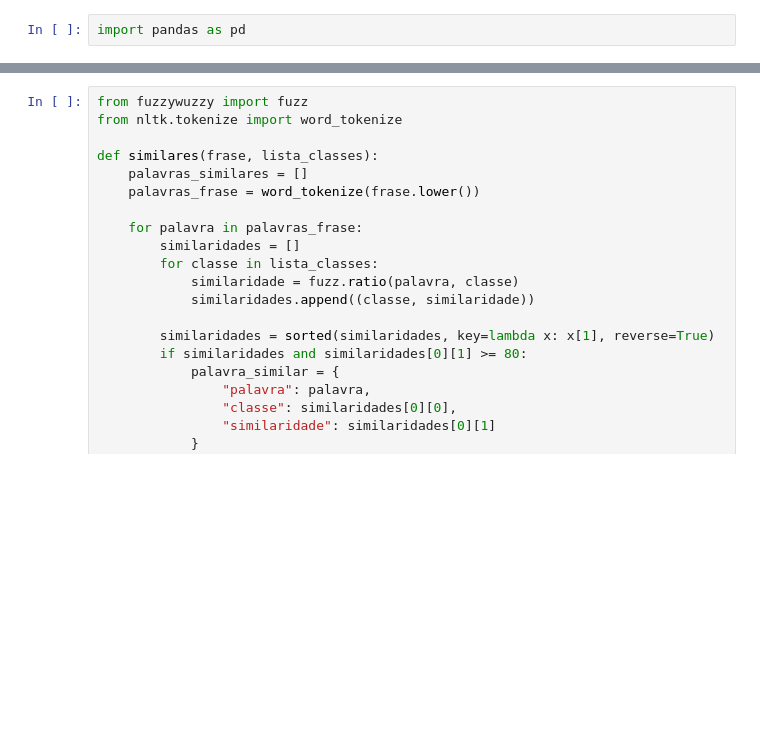
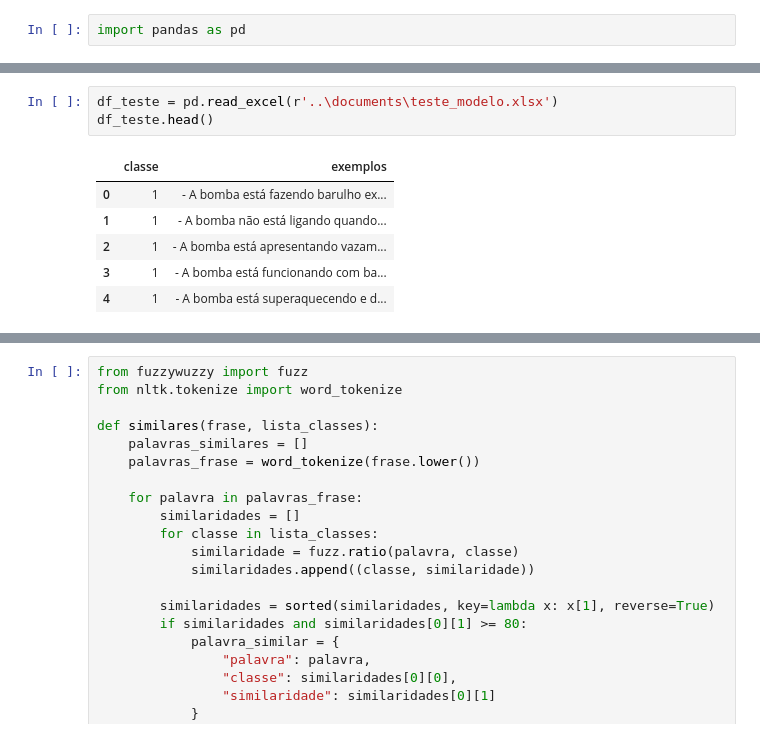
Before and after one commit to HerikMuller2002/chatbot_hipotese, a Jupyter notebook: model/model_naive_bayes.ipynb, the cells around one changed output, grey strips where cells are left out. Drawn from its saved outputs; the diff is of its cells as text; blank space fills up the shorter version.

```diff
--- a/model/model_naive_bayes.ipynb
+++ b/model/model_naive_bayes.ipynb
@@ -118,0 +469,10 @@ grupo_componentes = ['Contatos elétricos',
+# %%
+df_teste = pd.read_excel(r'..\documents\teste_modelo.xlsx')
+df_teste.head()
+# %% [output]
+|  | classe | exemplos |
+| 0 | 1 | - A bomba está fazendo barulho ex... |
+| 1 | 1 | - A bomba não está ligando quando... |
+| 2 | 1 | - A bomba está apresentando vazam... |
+| 3 | 1 | - A bomba está funcionando com ba... |
+| 4 | 1 | - A bomba está superaquecendo e d... |
```
Also changed, not shown: parts of 10 cells of this notebook, 3 other files.
